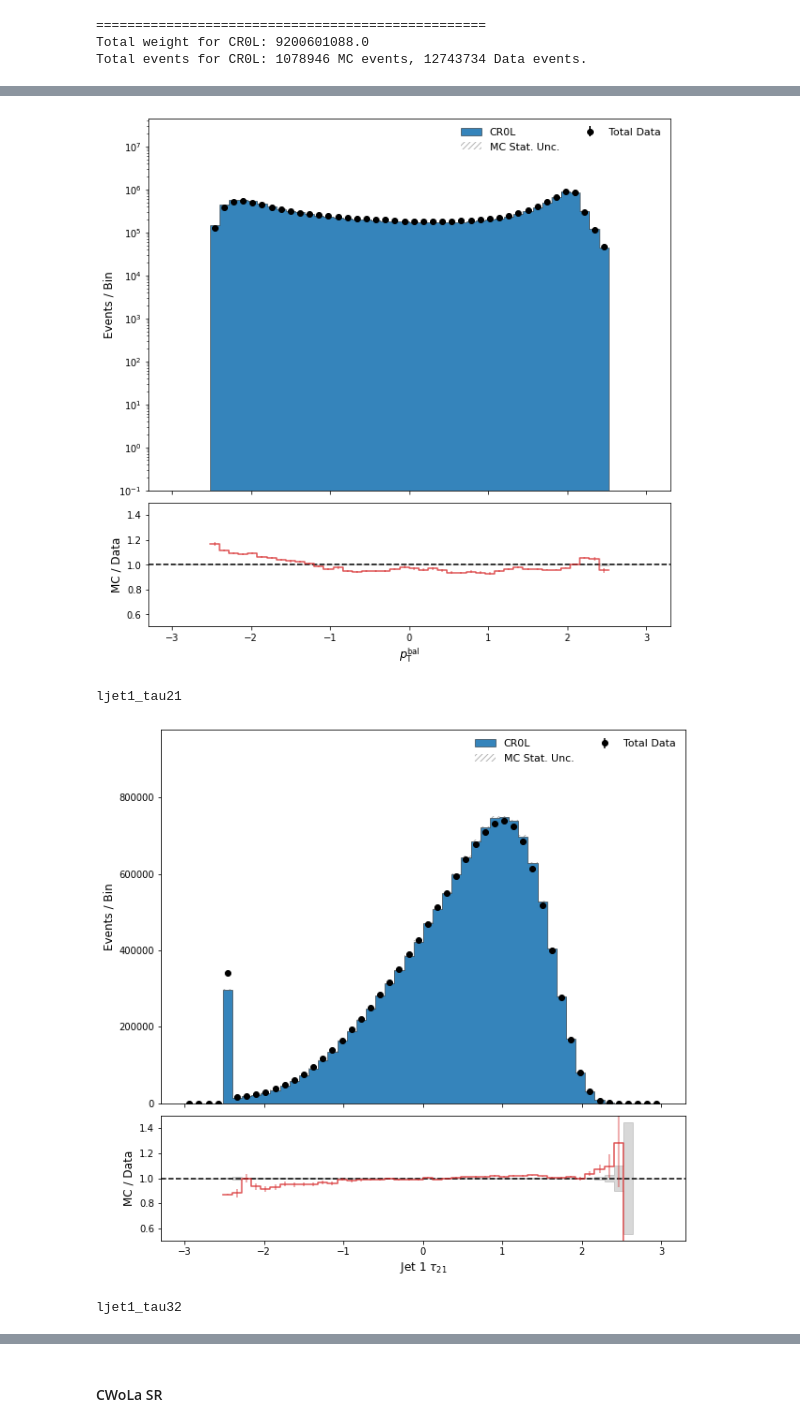
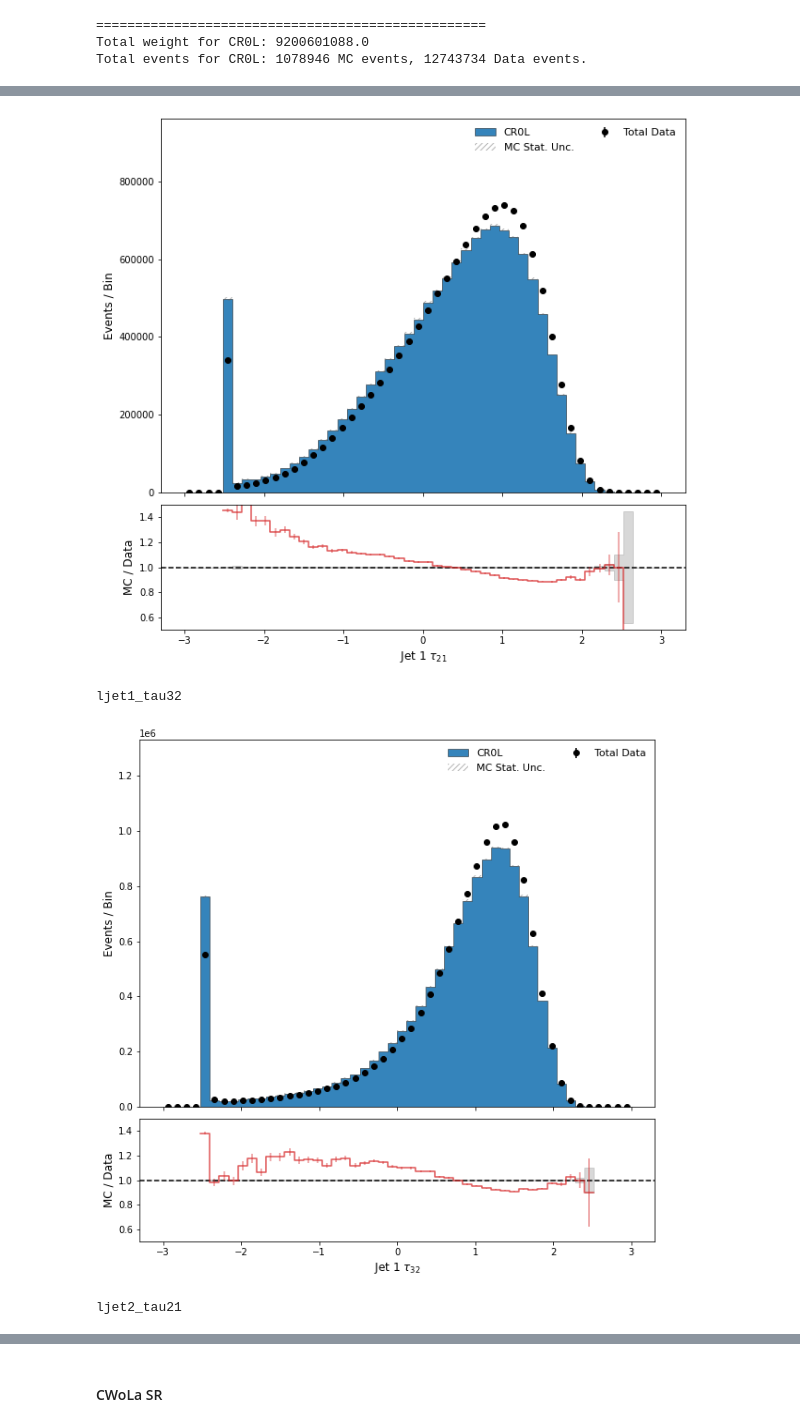
Before and after one commit to sherkaicode/Non-Resonant-AD, a Jupyter notebook: train_CR.ipynb, the cells around one changed output, grey strips where cells are left out. Drawn from its saved outputs; the diff is of its cells as text; code cells hidden in the pictures.

```diff
--- a/train_CR.ipynb
+++ b/train_CR.ipynb
@@ -907,7 +864,8 @@ for region in CR_regions:
 
     MC_events_weights_test[region] = MC_events_test[region]["weight_phys"]
     context_var = ['ht', 'met_recalc_pt']
-    features = [col for col in Data_events_test[region].columns if col not in context_var]
+    # features = [col for col in Data_events_test[region].columns if col not in context_var]
+    features = ['mjj', 'ljet1_tau21', 'ljet1_tau32', 'ljet2_tau21', 'ljet2_tau32']
     # print("Context Variables:", context_var)
     # print("Feature Variables:", features)
 
@@ -961,13 +919,13 @@ def plot_stacked_crs_vs_data(
 
     feature_labels = {
         'mjj': r"$m_{jj}$",
-        'pt_balance': r"$p_{\text{T}}^{\text{bal}}$",
-        'dphi_j1_j2': r"$|\phi_{max} - \phi_{min}|$",
+        # 'pt_balance': r"$p_{\text{T}}^{\text{bal}}$",
+        # 'dphi_j1_j2': r"$|\phi_{max} - \phi_{min}|$",
         'ljet1_tau21': r"Jet 1 $\tau_{21}$",
         'ljet1_tau32': r"Jet 1 $\tau_{32}$",
         'ljet2_tau21': r"Jet 2 $\tau_{21}$",
         'ljet2_tau32': r"Jet 2 $\tau_{32}$",
-        'min_dphi_jet_met': r"$\min(\Delta\phi(E_{\text{T}}^{\text{miss}}, \text{Jet}))$"
+        # 'min_dphi_jet_met': r"$\min(\Delta\phi(E_{\text{T}}^{\text{miss}}, \text{Jet}))$"
     }
 
     colors = plt.cm.tab10.colors
@@ -1105,31 +1063,31 @@ def plot_stacked_crs_vs_data(
 
 # 1. Define the specific features you want to plot
 features_list = [
-    'mjj', 'pt_balance', 'ljet1_tau21', 'ljet1_tau32',
-    'ljet2_tau21', 'ljet2_tau32', 'dphi_j1_j2', 'min_dphi_jet_met'
+    'mjj','ljet1_tau21', 'ljet1_tau32',
+    'ljet2_tau21', 'ljet2_tau32'
 ]
 
 # 2. Define which features should have a logarithmic y-axis
 features_to_log = [
-    'mjj', 'pt_balance', 'dphi_j1_j2', 'min_dphi_jet_met'
+    'mjj'
 ]
 
 # 3. Call the plotting function
 print("Generating stacked Data/MC plots...")
 
-# plot_stacked_crs_vs_data(
-#     mc_events_dict=MC_events_test,
-#     data_events_dict=Data_events_test,
-#     mc_weights_dict=MC_events_weights_test,
-#     regions=["CR0L"],
-#     feature_names=features_list,
-#     log_features=features_to_log,
-#     save_dir=f"{eval_dir}/publication_plots_stacked", # Directory to save the images
-#     bins=50,
-#     val_range=(-3.0, 3.0),      # Standardized range. Change if using raw physical values!
-#     ratio_ylim=(0.5, 1.5),
-#     normalize_mc_to_data=True   # Ensures MC total yield exactly matches Data total yield
-# )
+plot_stacked_crs_vs_data(
+    mc_events_dict=MC_events_test,
+    data_events_dict=Data_events_test,
+    mc_weights_dict=MC_events_weights_test,
+    regions=["CR0L"],
+    feature_names=features_list,
+    log_features=features_to_log,
+    save_dir=f"{eval_dir}/publication_plots_stacked", # Directory to save the images
+    bins=50,
+    val_range=(-3.0, 3.0),      # Standardized range. Change if using raw physical values!
+    ratio_ylim=(0.5, 1.5),
+    normalize_mc_to_data=True   # Ensures MC total yield exactly matches Data total yield
+)
 
 print("Plotting complete!")
 # %% [output]
@@ -1141,7 +1109,8 @@ model_path = "/home/aegis/Titan1/NRAD/data/Models"
 weights_reweight = {}
 
 for region in ["CR0L"]:
-    model_path_region = os.path.join(model_path, f"{model}_PreTrained_3x100.pt")
+    # model_path_region = os.path.join(model_path, f"{model}_PreTrained_3x100.pt")
+    model_path_region = os.path.join(model_path, f"{model}_CR0L_FineTuned_3x500.pt")
     if os.path.exists(model_path_region):
         print(f"Model for {region} exists at {model_path_region}")
     else:
@@ -1193,4 +1162,4 @@ pt_balance
-[figure, old version]
+[figure, new version]
-ljet1_tau21
+ljet1_tau32
-[figure, old version]
+[figure, new version]
-ljet1_tau32
+ljet2_tau21
```
Also changed, not shown: parts of 14 cells of this notebook.
